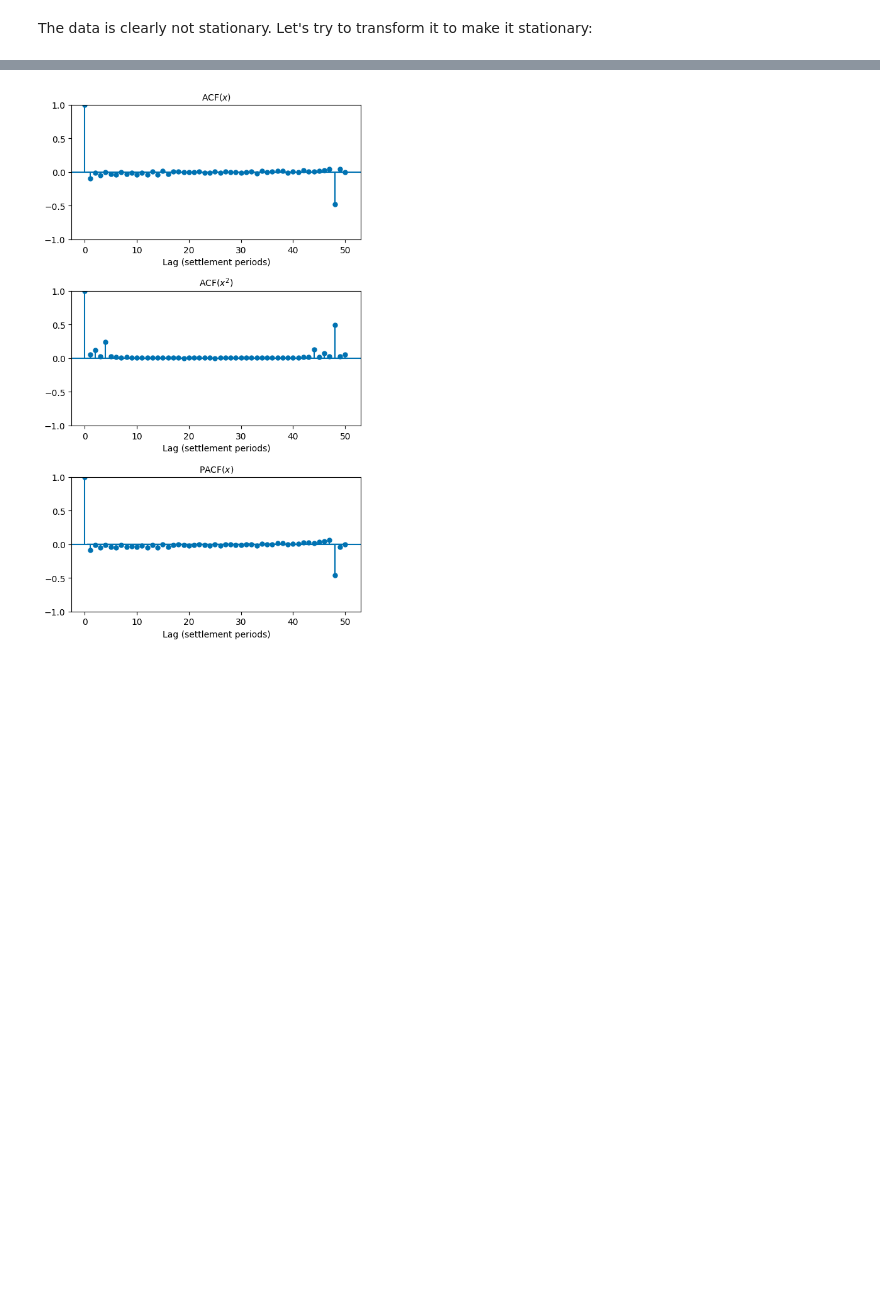
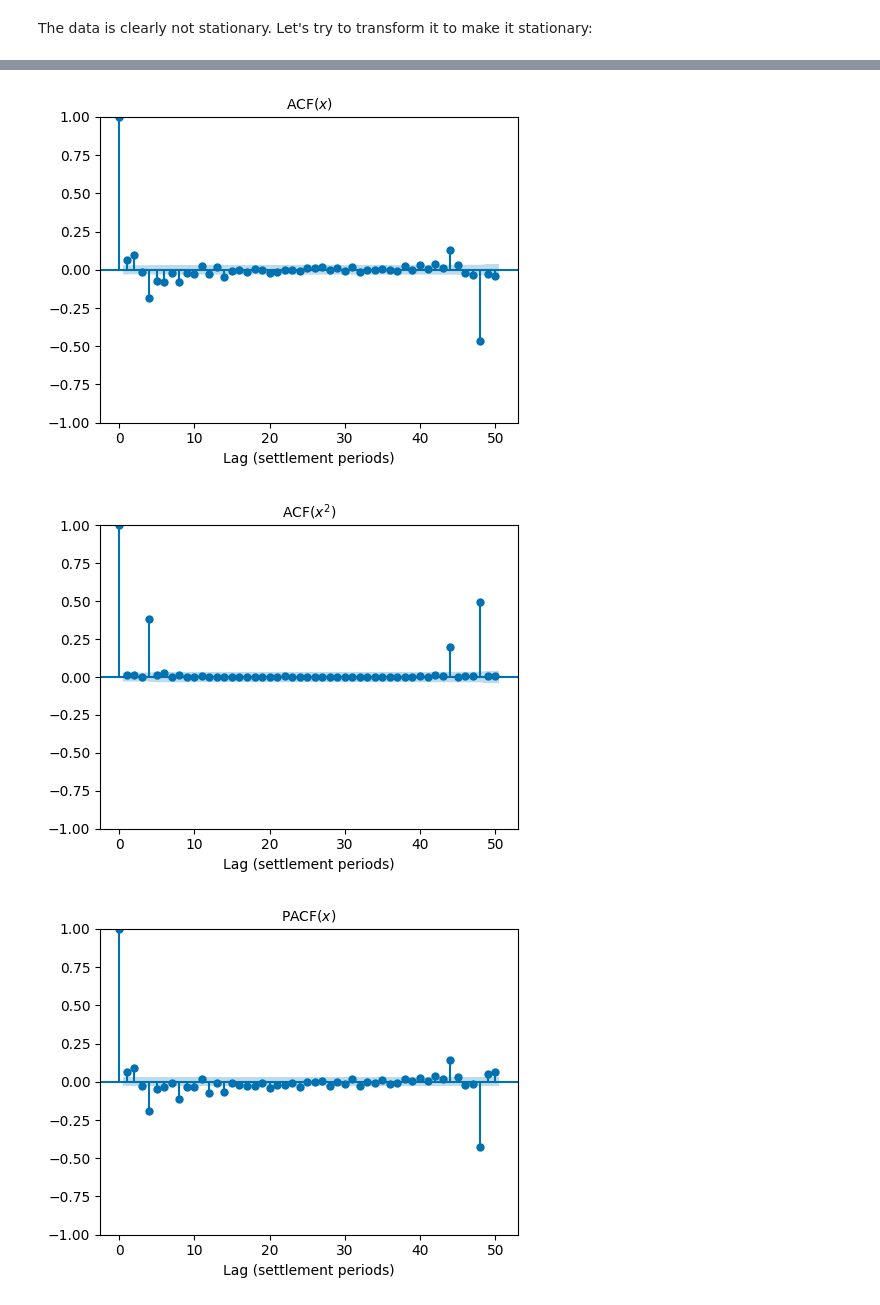
Before and after one commit to christianfenton/electricity_pricing, a Jupyter notebook: analysis/electricity_prices.ipynb, the cells around one changed output, grey strips where cells are left out. Saved outputs shown, nothing was run; the diff lists cells and outputs as text; code cells hidden in the pictures; blank space fills up the shorter version.

```diff
--- a/analysis/electricity_prices.ipynb
+++ b/analysis/electricity_prices.ipynb
@@ -181,8 +181,8 @@ The data is clearly not stationary. Let's try to transform it to make it
 stationary:
 # %%
 # Take a smaller snapshot to make plots more interpretable
-start_date = "2023-01-01"
-end_date = "2024-12-01"
+start_date = "2024-10-01"
+end_date = "2024-12-31"
 
 df = df_price["ELECTRICITY_PRICE"].loc[start_date:end_date]
 price = df.reset_index()["ELECTRICITY_PRICE"]
@@ -254,22 +257,25 @@ plt.show()
 # %%
-# Plot ACF and PACF of transformed variable
-fig, (ax1, ax2, ax3) = plt.subplots(3, 1, figsize=(16 / 3, 9), layout="tight")
+# ACF plot
+fig, ax = plt.subplots(figsize=(5, 4), layout="tight")
+plot_acf(x_trf.dropna(), lags=50, ax=ax)
+ax.set_title("ACF($x$)", fontsize=10)
+ax.set_xlabel("Lag (settlement periods)", fontsize=10)
+plt.show()
 
-# ACF
-plot_acf(x_trf.dropna(), lags=50, ax=ax1)
-ax1.set_title("ACF($x$)", fontsize=10)
-ax1.set_xlabel("Lag (settlement periods)", fontsize=10)
+# ACF of squared variable
+fig, ax = plt.subplots(figsize=(5, 4), layout="tight")
+plot_acf(x_trf.dropna()**2, lags=50, ax=ax)
+ax.set_title("ACF($x^2$)", fontsize=10)
+ax.set_xlabel("Lag (settlement periods)", fontsize=10)
+plt.show()
 
-# ACF of square variabled
-plot_acf(x_trf.dropna()**2, lags=50, ax=ax2)
-ax2.set_title("ACF($x^2$)", fontsize=10)
-ax2.set_xlabel("Lag (settlement periods)", fontsize=10)
-
-# PACF
-plot_pacf(x_trf.dropna(), lags=50, ax=ax3)
-ax3.set_title("PACF($x$)", fontsize=10)
-ax3.set_xlabel("Lag (settlement periods)", fontsize=10)
-
+# PACF plot
+fig, ax = plt.subplots(figsize=(5, 4), layout="tight")
+plot_pacf(x_trf.dropna(), lags=50, ax=ax)
+ax.set_title("PACF($x$)", fontsize=10)
+ax.set_xlabel("Lag (settlement periods)", fontsize=10)
 plt.show()
 # %% [output]
-[figure, old version]
+[figure, new version]
+[figure, added]
+[figure, added]
```
Also changed, not shown: parts of 3 cells of this notebook, 12 other files.
